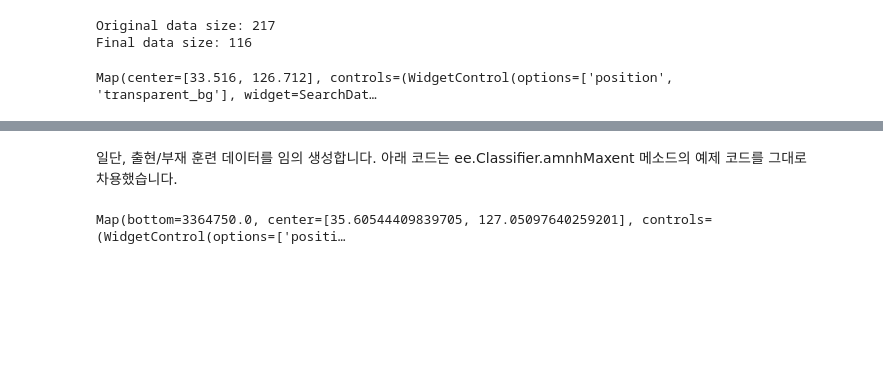
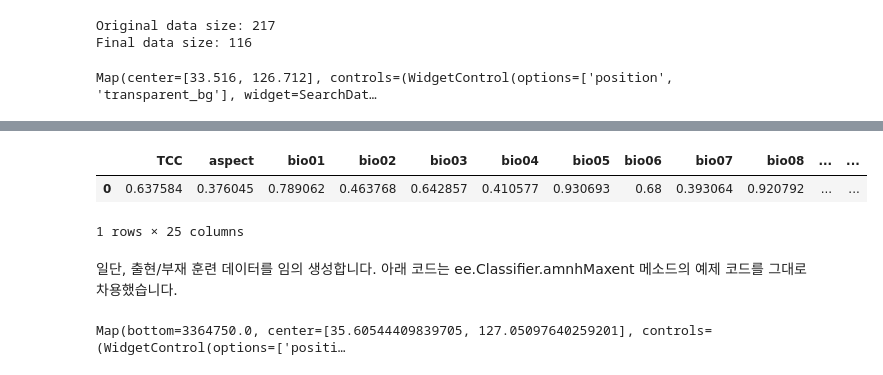
Before and after one commit to osgeokr/GEE-PAM-Book, a Jupyter notebook: Google_Earth_Engine_Maxent를_이용한_종_분포_모델링_Pitta_nympha.ipynb, the cells around one changed output, grey strips where cells are left out. Cells and saved outputs as stored; diff of their text form; code cells hidden in the pictures; blank space fills up the shorter version.

```diff
--- a/Google_Earth_Engine_Maxent를_이용한_종_분포_모델링_Pitta_nympha.ipynb
+++ b/Google_Earth_Engine_Maxent를_이용한_종_분포_모델링_Pitta_nympha.ipynb
@@ -270,3 +285,17 @@ predictors = predictors.updateMask(watermask).clip(aoi)
+# %%
+# Create a MinMaxScaler object
+scaler = MinMaxScaler()
+
+# Fit and transform the data
+pvals_df_normalized = pd.DataFrame(scaler.fit_transform(pvals_df), columns=pvals_df.columns)
+
+# Update pvals_df with the normalized data
+pvals_df.update(pvals_df_normalized)
+pvals_df.head(1)
+# %% [output]
+|  | TCC | aspect | bio01 | bio02 | bio03 | bio04 | bio05 | bio06 | bio07 | bio08 | ... | ... |
+| 0 | 0.637584 | 0.376045 | 0.789062 | 0.463768 | 0.642857 | 0.410577 | 0.930693 | 0.68 | 0.393064 | 0.920792 | ... | ... |
+1 rows × 25 columns
 # %% [markdown]
 일단, 출현/부재 훈련 데이터를 임의 생성합니다. 아래 코드는 ee.Classifier.amnhMaxent 메소드의 예제 코드를 그대로 차용했습니다.
 # %%
```
Also changed, not shown: parts of 2 cells of this notebook.
